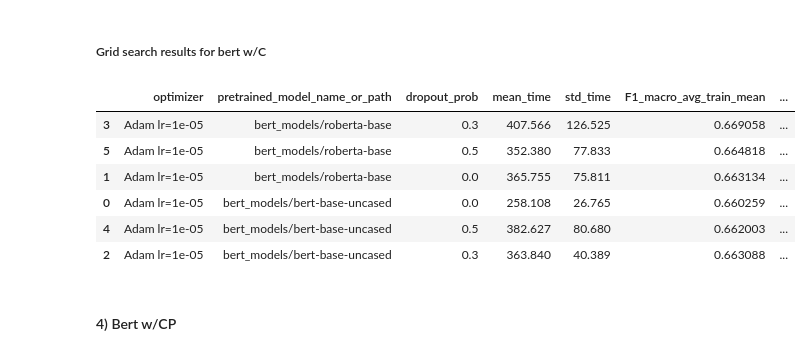
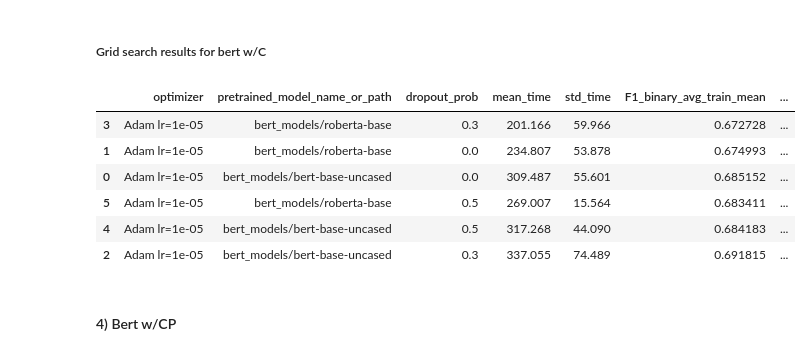
Before and after one commit to GianM0027/NLP_homework_2, a Jupyter notebook: main_notebook.ipynb, the cells around one changed output. Saved outputs shown, nothing was run; the diff lists cells and outputs as text; code cells hidden in the pictures.

```diff
--- a/main_notebook.ipynb
+++ b/main_notebook.ipynb
@@ -341,17 +339,17 @@ if RUN_BERTONE_GRID_SEARCH:
 ##### Grid search results for bert w/C
 # %%
 BertOne_grid_search_results_df = joblib.load(BERTONE_GRID_SEARCH_RESULTS_PATH)
-BertOne_grid_search_results_df = BertOne_grid_search_results_df.sort_values(by='F1_macro_avg_val_mean', ascending=False)
+BertOne_grid_search_results_df = BertOne_grid_search_results_df.sort_values(by='F1_binary_avg_val_mean', ascending=False)
 
 BertOne_grid_search_results_df
 # %% [output]
-|  | optimizer | pretrained_model_name_or_path | dropout_prob | mean_time | std_time | F1_macro_avg_train_mean | ... |
-| 3 | Adam lr=1e-05 | bert_models/roberta-base | 0.3 | 407.566 | 126.525 | 0.669058 | ... |
-| 5 | Adam lr=1e-05 | bert_models/roberta-base | 0.5 | 352.380 | 77.833 | 0.664818 | ... |
-| 1 | Adam lr=1e-05 | bert_models/roberta-base | 0.0 | 365.755 | 75.811 | 0.663134 | ... |
-| 0 | Adam lr=1e-05 | bert_models/bert-base-uncased | 0.0 | 258.108 | 26.765 | 0.660259 | ... |
-| 4 | Adam lr=1e-05 | bert_models/bert-base-uncased | 0.5 | 382.627 | 80.680 | 0.662003 | ... |
-| 2 | Adam lr=1e-05 | bert_models/bert-base-uncased | 0.3 | 363.840 | 40.389 | 0.663088 | ... |
+|  | optimizer | pretrained_model_name_or_path | dropout_prob | mean_time | std_time | F1_binary_avg_train_mean | ... |
+| 3 | Adam lr=1e-05 | bert_models/roberta-base | 0.3 | 201.166 | 59.966 | 0.672728 | ... |
+| 1 | Adam lr=1e-05 | bert_models/roberta-base | 0.0 | 234.807 | 53.878 | 0.674993 | ... |
+| 0 | Adam lr=1e-05 | bert_models/bert-base-uncased | 0.0 | 309.487 | 55.601 | 0.685152 | ... |
+| 5 | Adam lr=1e-05 | bert_models/roberta-base | 0.5 | 269.007 | 15.564 | 0.683411 | ... |
+| 4 | Adam lr=1e-05 | bert_models/bert-base-uncased | 0.5 | 317.268 | 44.090 | 0.684183 | ... |
+| 2 | Adam lr=1e-05 | bert_models/bert-base-uncased | 0.3 | 337.055 | 74.489 | 0.691815 | ... |
 # %% [markdown]
 #### 4) Bert w/CP
 # %% [markdown]
```
Also changed, not shown: parts of 26 cells of this notebook, 4 other files.
